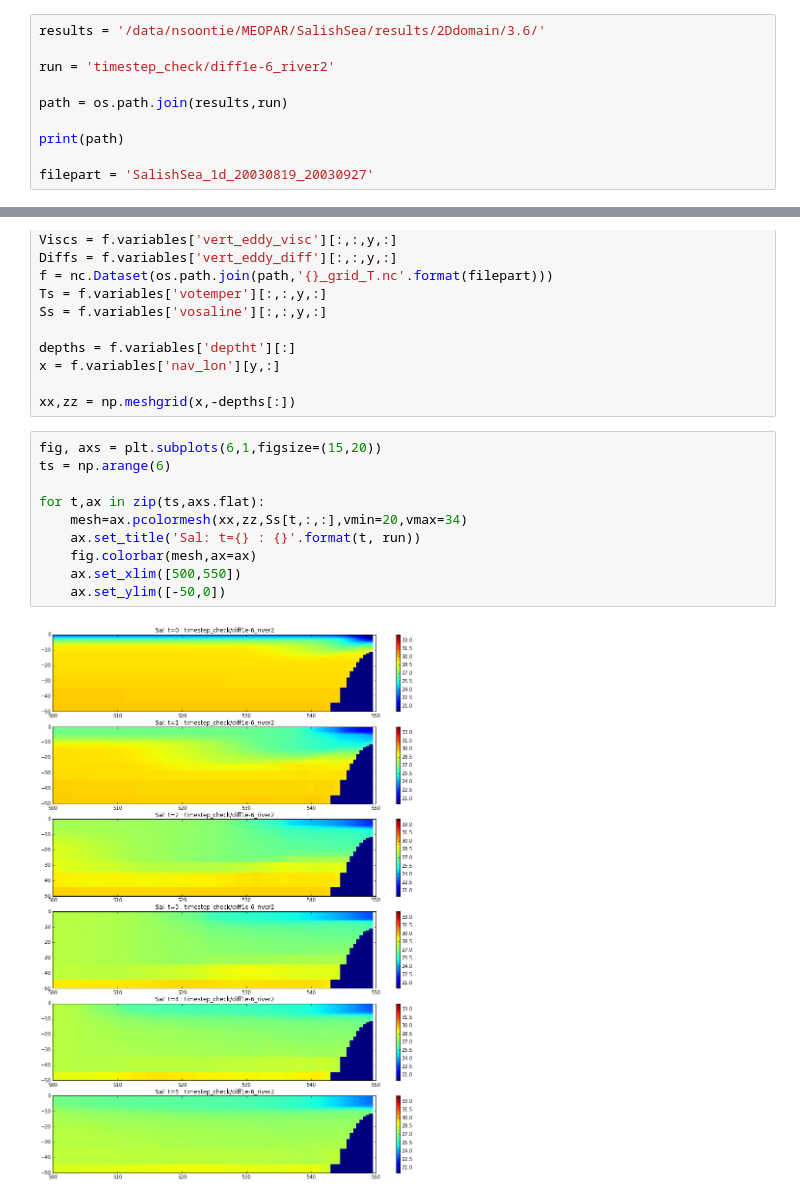
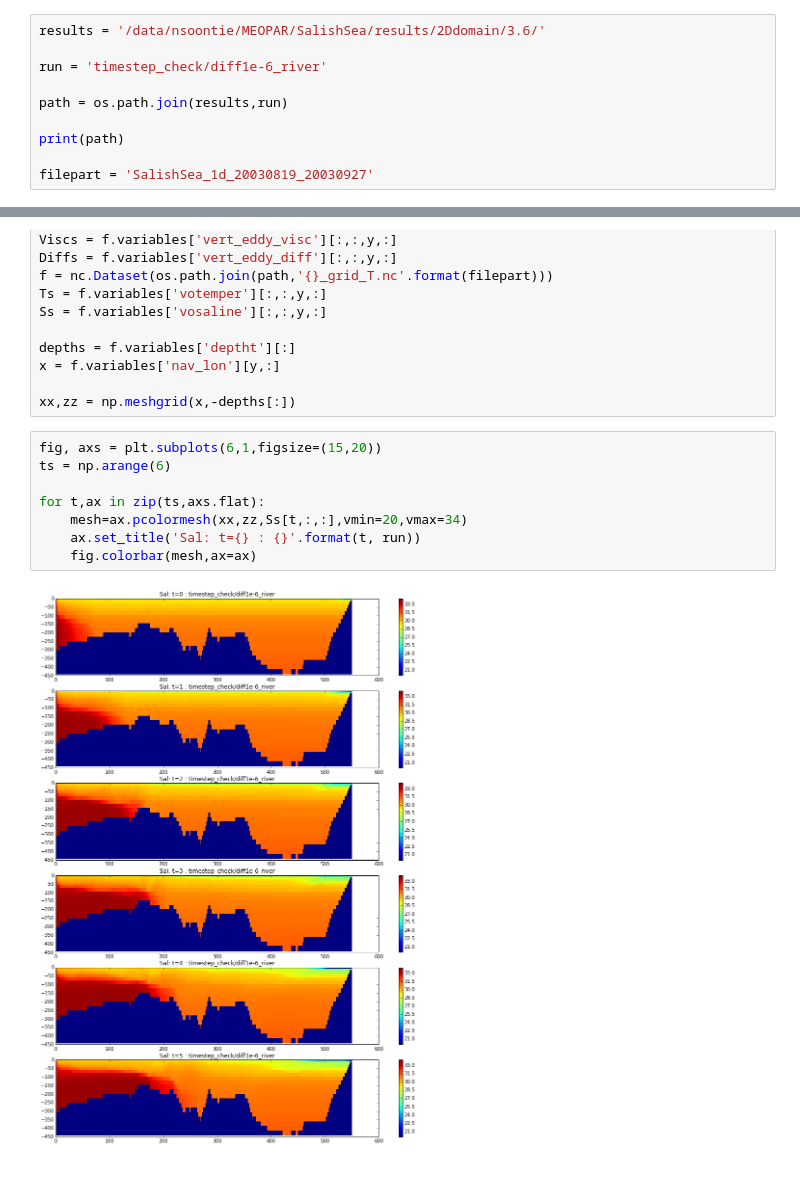
Before and after one commit to SalishSeaCast/2d-domain, a Jupyter notebook: analysis/ExamineOne.ipynb, the cells around one changed output, grey strips where cells are left out. Saved outputs shown, nothing was run; the diff lists cells and outputs as text; blank space fills up the shorter version.

Commit message:
Checked river = 14 deg case and it worked

```diff
--- a/analysis/ExamineOne.ipynb
+++ b/analysis/ExamineOne.ipynb
@@ -11,7 +11,7 @@ import os
 # %%
 results = '/data/nsoontie/MEOPAR/SalishSea/results/2Ddomain/3.6/'
 
-run = 'timestep_check/diff1e-6_river2'
+run = 'timestep_check/diff1e-6_river'
 
 path = os.path.join(results,run)
 
@@ -39,15 +39,13 @@ xx,zz = np.meshgrid(x,-depths[:])
 # %%
 fig, axs = plt.subplots(6,1,figsize=(15,20))
 ts = np.arange(6)
 
 for t,ax in zip(ts,axs.flat):
     mesh=ax.pcolormesh(xx,zz,Ss[t,:,:],vmin=20,vmax=34)
     ax.set_title('Sal: t={} : {}'.format(t, run))
     fig.colorbar(mesh,ax=ax)
-    ax.set_xlim([500,550])
-    ax.set_ylim([-50,0])
 # %% [output]
-[figure, old version]
+[figure, new version]
 # %%
 fig, axs = plt.subplots(6,1,figsize=(15,20))
 ts = np.arange(0,24,4)
```
Also changed, not shown: parts of 4 cells of this notebook.
